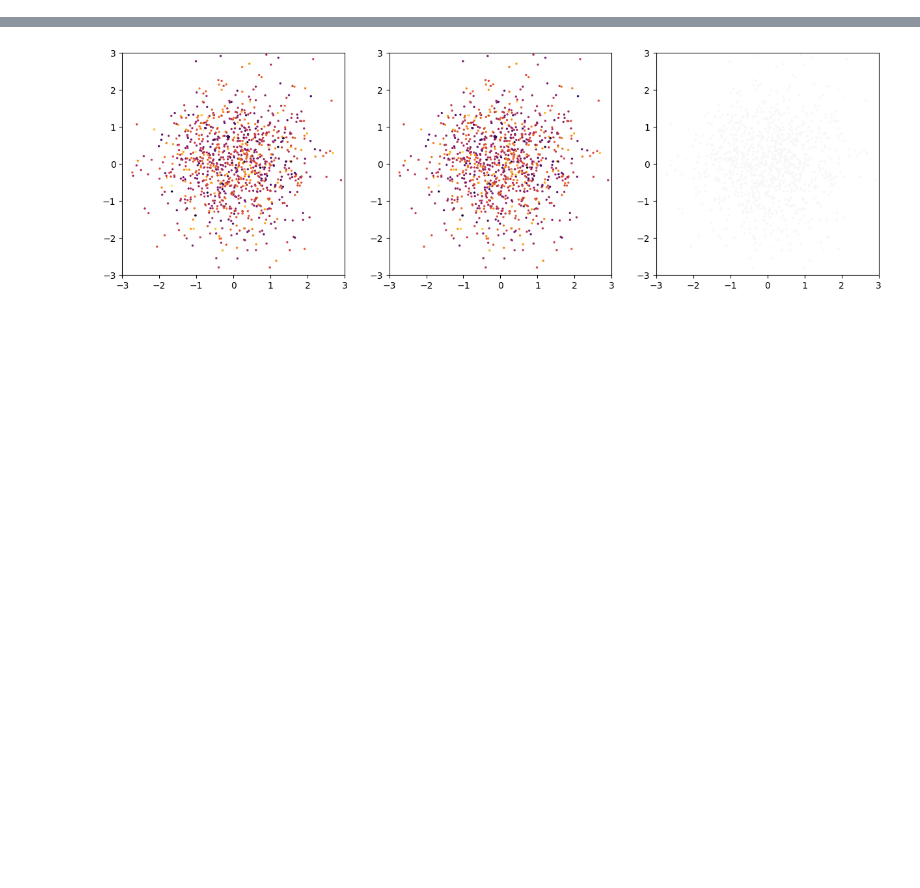
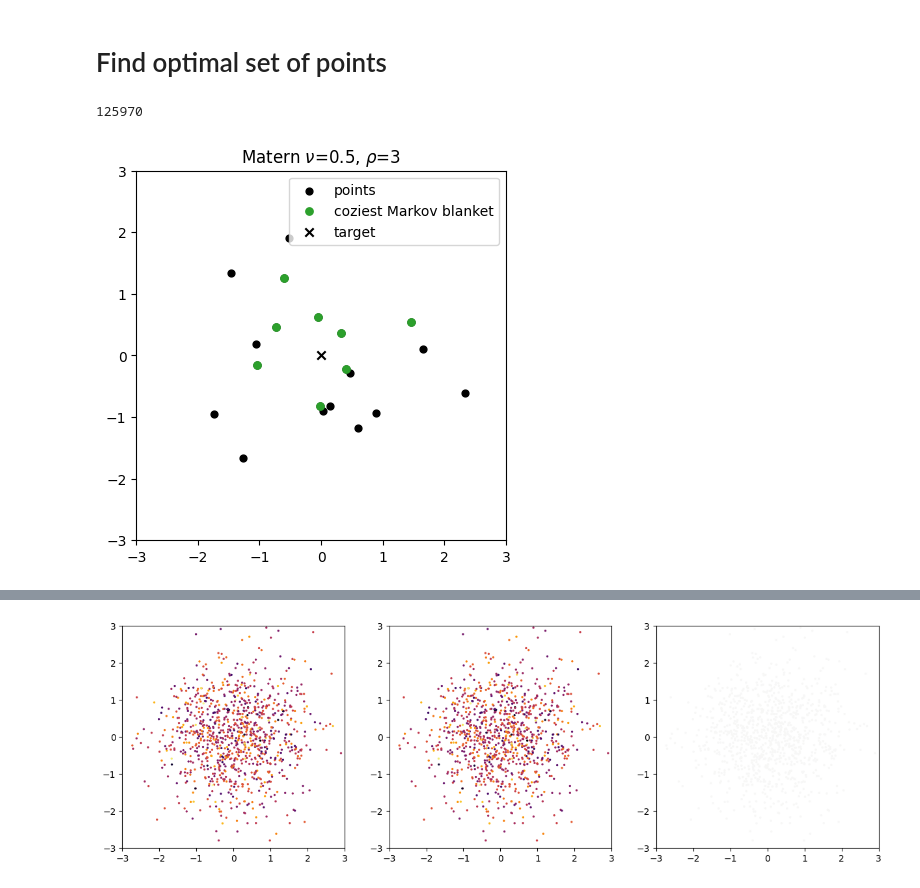
Before and after one commit to stanford-ism/graphgp, a Jupyter notebook: debug_variance.ipynb, the cells around one changed output, grey strips where cells are left out. Drawn from its saved outputs; the diff is of its cells as text; code cells hidden in the pictures; blank space fills up the shorter version.

```diff
--- a/debug_variance.ipynb
+++ b/debug_variance.ipynb
@@ -14 +16,50 @@ from tqdm import tqdm
 rng = jr.key(127)
+# %% [markdown]
+# Find optimal set of points
+# %%
+def conditional_cov(K, rows, keep_size=False):
+    """Compute conditional covariance K11 - K10 K00^(-1) K01"""
+    rows = jnp.array(rows)
+    remaining = jnp.delete(jnp.arange(len(K)), rows, assume_unique_indices=True)
+    K00 = K[jnp.ix_(rows, rows)]
+    K01 = K[jnp.ix_(rows, remaining)]
+    K10 = K[jnp.ix_(remaining, rows)]
+    K11 = K[jnp.ix_(remaining, remaining)]
+    K_cond = K11 - K10 @ jnp.linalg.solve(K00, K01)
+
+    if keep_size:
+        return jnp.zeros_like(K).at[jnp.ix_(remaining, remaining)].set(K_cond)
+    return K_cond
+
+def variance_explained(cov_func, fine_point, coarse_points):
+    Kfc = gp.compute_cov_matrix(cov_func, fine_point[None], coarse_points)
+    Kcc = gp.compute_cov_matrix(cov_func, coarse_points, coarse_points)
+    return (Kfc @ jnp.linalg.solve(Kcc, Kfc.T))[0,0]
+# %%
+N = 20
+k = 8
+combos = jnp.array(list(itertools.combinations(range(N), k)))
+print(len(combos))
+
+rng, k1 = jr.split(rng)
+points = jr.normal(k1, (N, 2))
+target = jnp.array([0.0, 0.0])
+# %% [output]
+125970
+# %%
+p = 0
+cutoff = 3
+cov_func = Partial(gp.compute_matern_covariance, p=p, cutoff=cutoff)
+
+score = jax.vmap(Partial(variance_explained, cov_func, target))(points[combos])
+best = jnp.argmax(score)
+
+plt.figure(dpi=100)
+plt.scatter(*points.T, c='k', label='points', s=24)
+plt.scatter(*points[combos[best]].T, c='C2', label='coziest Markov blanket', s=28)
+plt.scatter(*target, marker='x', c='k', label='target')
+plt.gca().set(aspect='equal', xlim=(-3,3), ylim=(-3,3), title=fr"Matern $\nu$={p+1/2}, $\rho$={cutoff}")
+plt.legend()
+plt.show()
+# %% [output]
+[figure, added]
```
Also changed, not shown: parts of 31 cells of this notebook, 8 other files.
